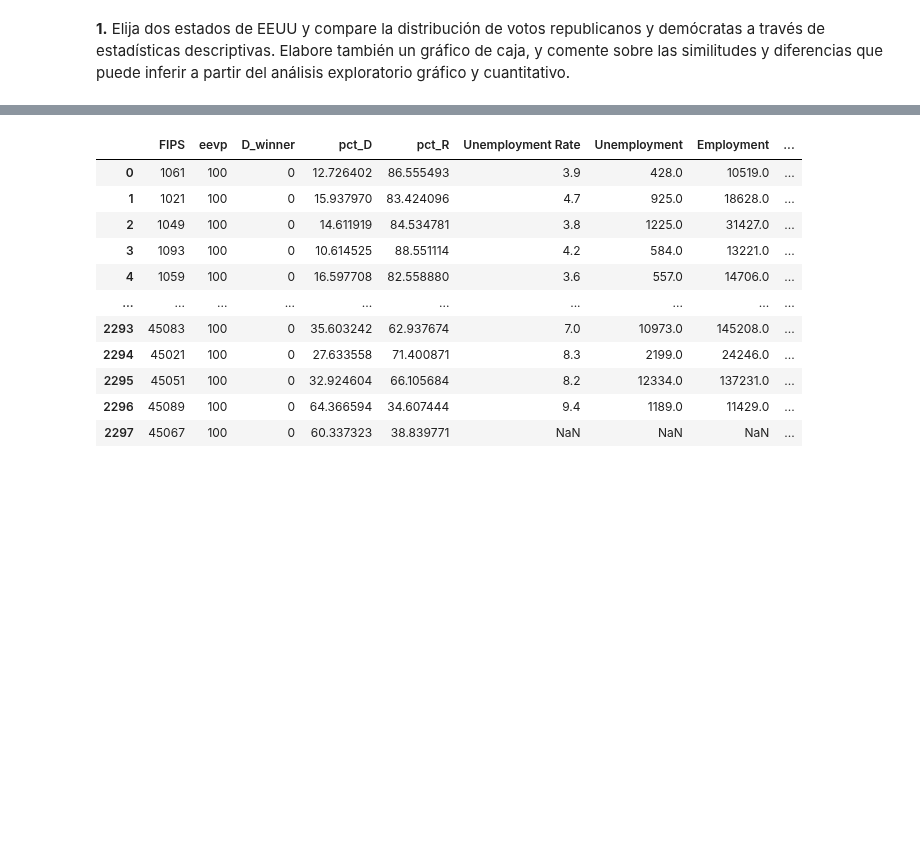
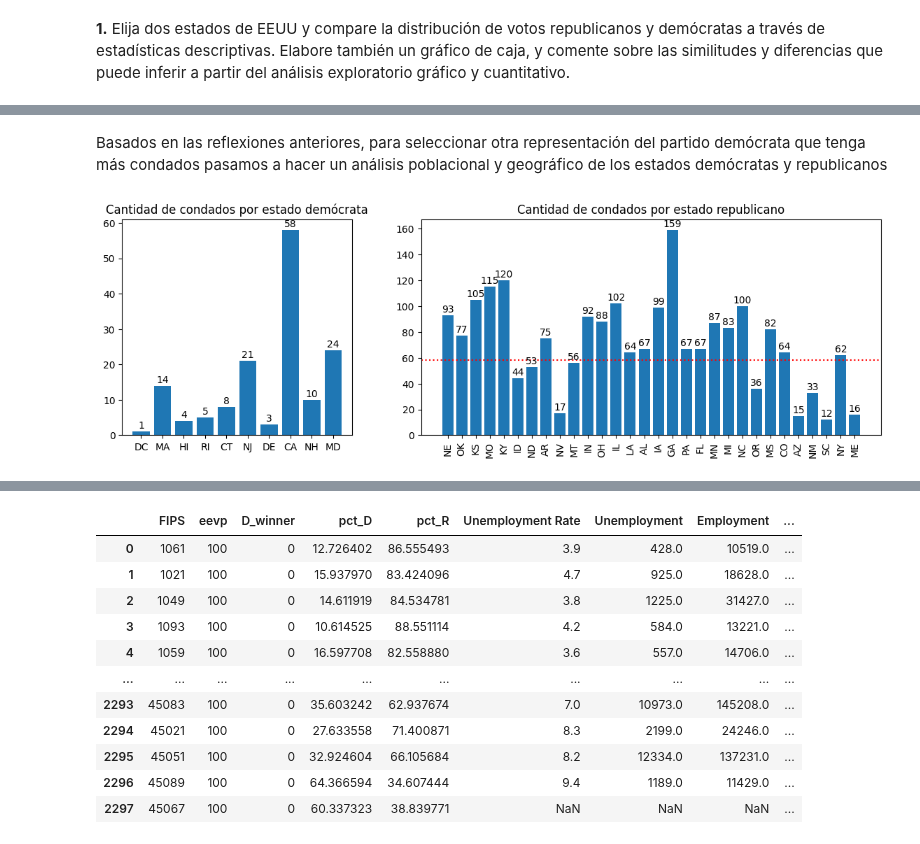
Before and after one commit to mia-uc/data-science, a Jupyter notebook: hws/hw1.ipynb, the cells around one changed output, grey strips where cells are left out. Saved outputs shown, nothing was run; the diff lists cells and outputs as text; code cells hidden in the pictures; blank space fills up the shorter version.

```diff
--- a/hws/hw1.ipynb
+++ b/hws/hw1.ipynb
@@ -78,0 +19,17 @@ plot(x, y, ax2, 'Porcentaje de voto republicano')
+# %%
+group = df.groupby('state')[['pct_D', 'pct_R']].mean()
+
+def state_info(state, label):
+    print(f'Info sobre {state}, {label}')
+    print("\t Porcentaje medio de voto demócrata {:.3f}".format(group['pct_D'][state]))
+    print("\t Porcentaje medio de voto republicano {:.3f}".format(group['pct_R'][state]))
+    print(f"\t Cantidad de condados {len(df[df['state'] == state])}")
+    print(f"\t Población votante  {df[df['state'] == state]['votes_total_2020'].sum()}")
+    print('-------------------------------------------------------------------------------\n')
+
+state_more_d = group['pct_D'].idxmax()
+state_more_r = group['pct_R'].idxmax()
+
+
+state_info(state_more_d, 'estado con mayor votación demócrata')
+state_info(state_more_r, 'estado con mayor votación republicano')
@@ -78,0 +56,25 @@ plot(x, y, ax2, 'Porcentaje de voto republicano')
+# %% [markdown]
+Basados en las reflexiones anteriores, para seleccionar otra representación del partido demócrata que tenga más condados pasamos a hacer un análisis poblacional y geográfico de los estados demócratas y republicanos
+# %%
+"""Análisis de la distribución de los estados entre los partidos y su cantidad de condados"""
+
+fig, ax = plt.subplots(nrows=1, ncols=2,  figsize=(14,4), width_ratios=[1,2])
+
+d_states = group[group['pct_D'] > 50]['pct_D'].sort_values(ascending=False).index
+info = [len(df[df['state'] == s]) for s in d_states]
+d_max = max(info)
+rects = ax[0].bar(d_states, info)
+ax[0].bar_label(rects, padding=1)
+ax[0].set_title('Cantidad de condados por estado demócrata')
+
+r_states = group[group['pct_D'] < 50]['pct_R'].sort_values(ascending=False).index
+info = [len(df[df['state'] == s]) for s in r_states]
+rects = ax[1].bar(r_states, info)
+ax[1].bar_label(rects, padding=1)
+ax[1].set_xticklabels(r_states, rotation=90)
+ax[1].axhline(y=d_max, ls=':',color='red') # marcamos la máxima cantidad de estados demócratas como referencia
+ax[1].set_title('Cantidad de condados por estado republicano')
+
+plt.show()
+# %% [output]
+[figure, added]
```
Also changed, not shown: parts of 56 cells of this notebook, 4 other files.
